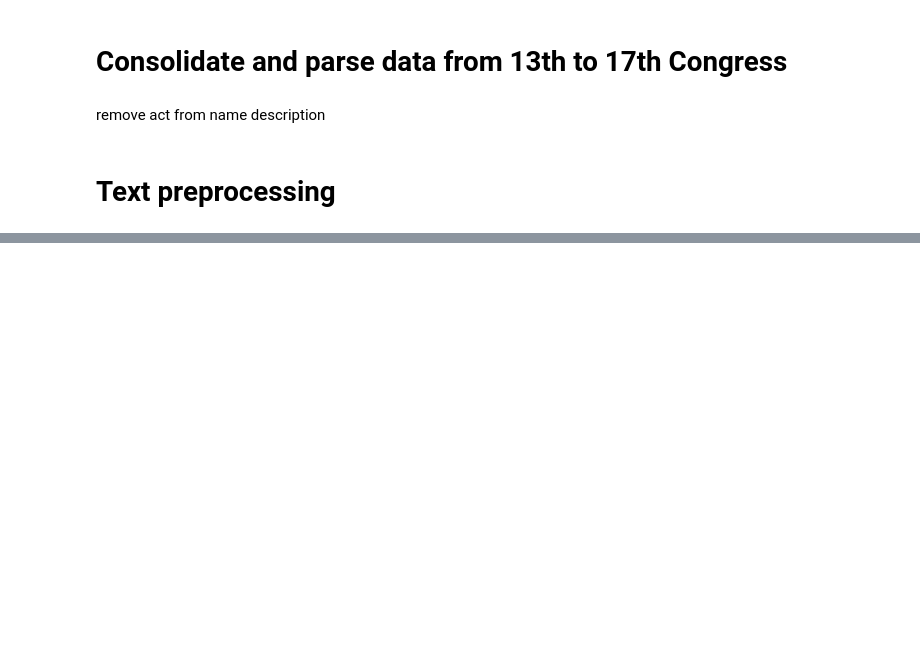
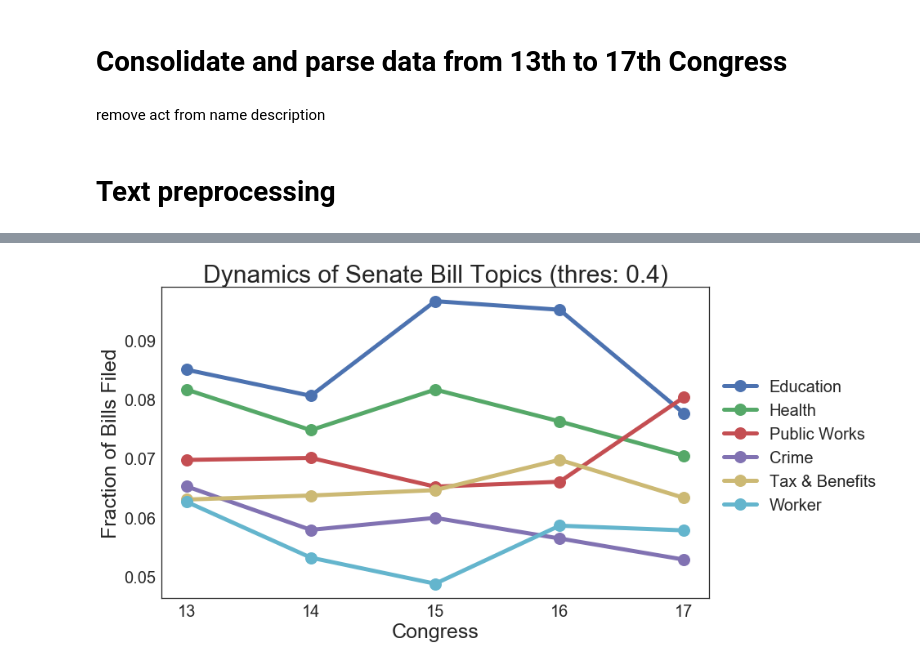
Before and after one commit to piocalderon/philippine-bills, a Jupyter notebook: philippine-bills.ipynb, the cells around one changed output, grey strips where cells are left out. Cells and saved outputs as stored; diff of their text form; code cells hidden in the pictures; blank space fills up the shorter version.

```diff
--- a/philippine-bills.ipynb
+++ b/philippine-bills.ipynb
@@ -282,5 +190,0 @@ model.print_topic(8
-# %%
-i = 19
-pprint.pprint(dict(zip(list(range(20)),model.doc_topics(i))))
-print(all_data.iloc[i]['name'] + '\n' + all_data.iloc[i]['description'])
-all_data.iloc[i]['name_description_bigrams']
@@ -381,0 +204,13 @@ http://pandas.pydata.org/pandas-docs/stable/indexing.html#ix-indexer-is-deprecat
+# %%
+container = pd.DataFrame()
+for congress in range(13,18):
+    counter = np.zeros(15)
+    for i in all_data[all_data['congress'] == congress].index:
+        dist = model.get_document_topics(corpus[i])
+        for top in dist:
+            if top[1] >= 0.4:
+                if top[0] == 10:
+                    print(all_data.iloc[i, 1])
+                counter[top[0]] += 1
+    counter = pd.Series(counter, name=congress)
+    container = pd.concat([container, counter], axis=1)
@@ -381,0 +235,22 @@ http://pandas.pydata.org/pandas-docs/stable/indexing.html#ix-indexer-is-deprecat
+# %%
+totals = all_data['congress'].value_counts()
+# %%
+normalized = container.divide(totals)
+# %%
+sns.set_style("white")
+plt.figure(figsize=(12,7))
+plt.plot([13,14,15,16,17], normalized.values[5,:], 'o-', lw=5, ms=15, label = 'Education')
+plt.plot([13,14,15,16,17], normalized.values[12,:], 'o-', lw=5, ms=15, label = 'Health')
+plt.plot([13,14,15,16,17], normalized.values[9,:], 'o-', lw=5, ms=15, label = 'Public Works')
+plt.plot([13,14,15,16,17], normalized.values[4,:], 'o-', lw=5, ms=15, label = 'Crime')
+plt.plot([13,14,15,16,17], normalized.values[6,:], 'o-', lw=5, ms=15, label = 'Tax & Benefits')
+plt.plot([13,14,15,16,17], normalized.values[10,:], 'o-', lw=5, ms=15, label = 'Worker')
+plt.legend(bbox_to_anchor=(1.0, 0.75), fontsize=20);
+plt.xticks([13,14,15,16,17], size=20);
+plt.yticks(size=20);
+plt.xlabel('Congress', size=25)
+plt.ylabel('Fraction of Bills Filed', size=25)
+plt.title('Dynamics of Senate Bill Topics (thres: 0.4)', size=30)
+plt.savefig('td.png', bbox_inches='tight')
+# %% [output]
+[figure, added]
```
Also changed, not shown: parts of 29 cells of this notebook, 1 other file.
